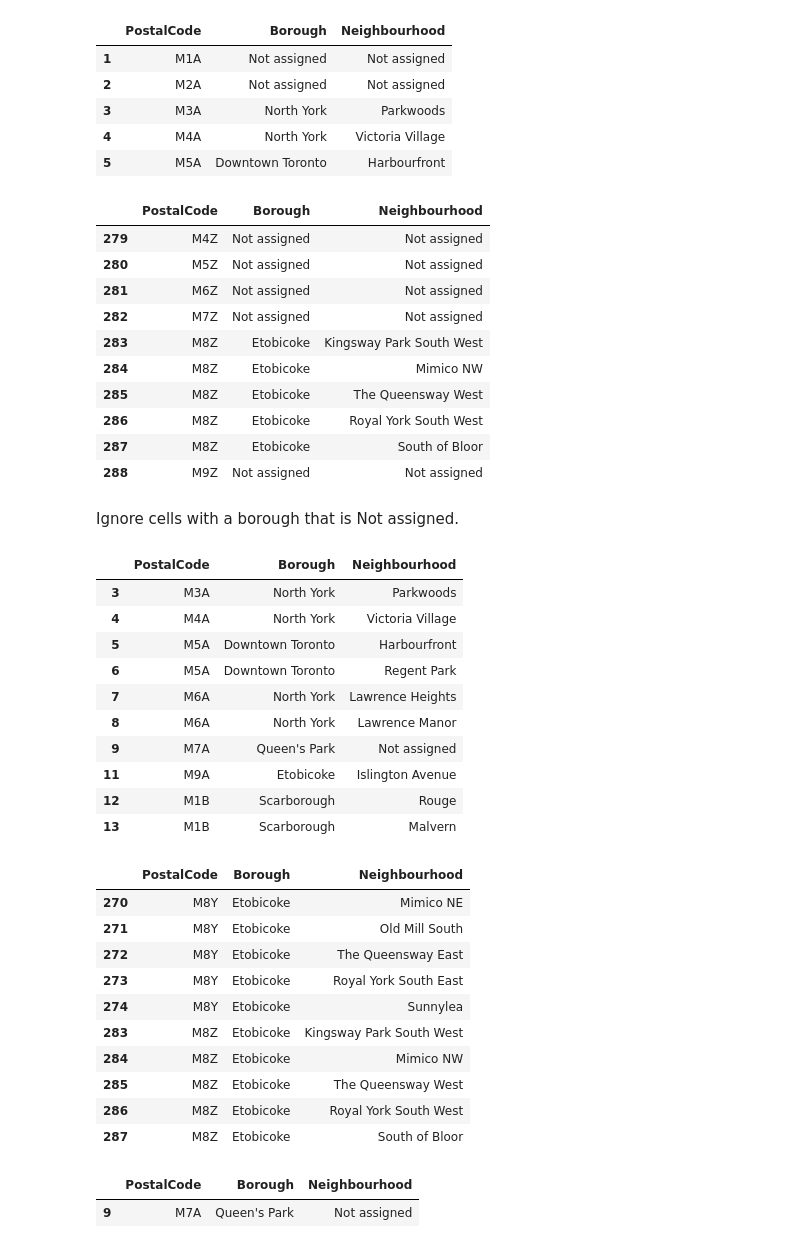
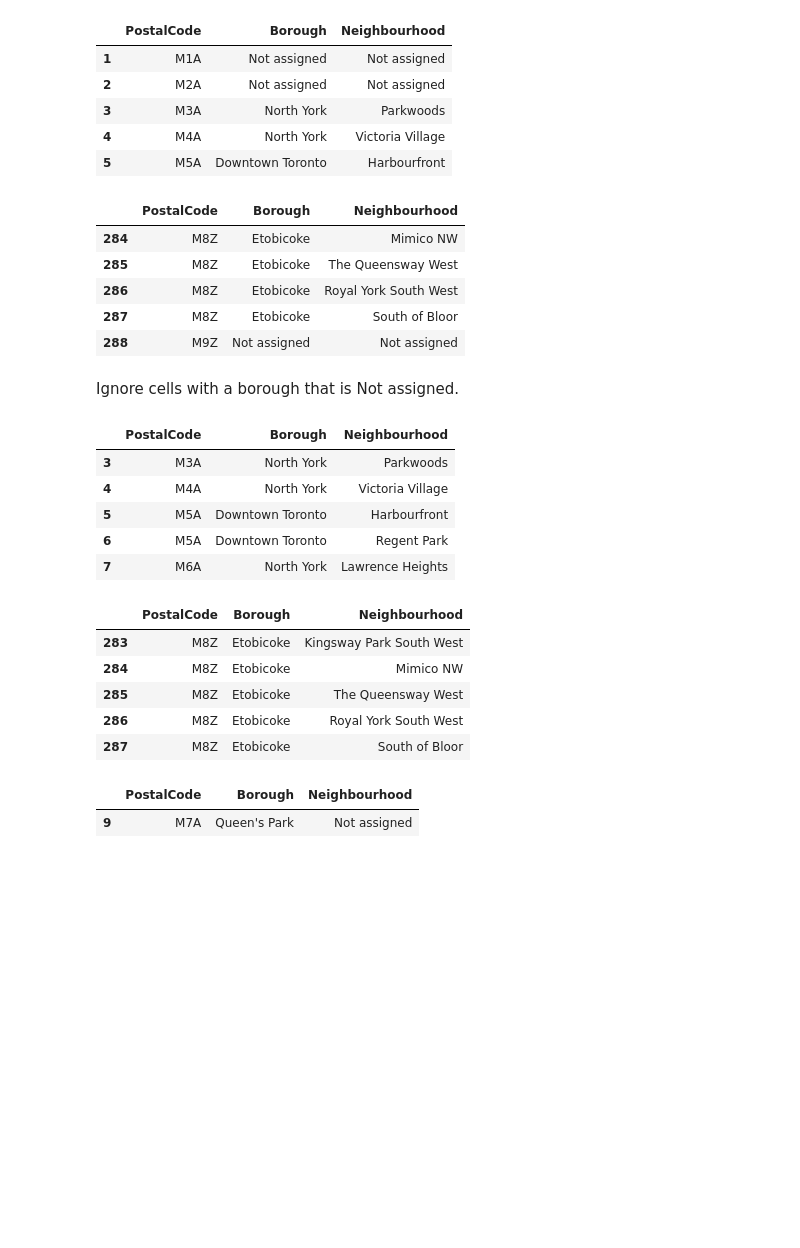
Before and after one commit to gadchen888/IBMCouse, a Jupyter notebook: Capstone Project Notebook.ipynb, the cells around one changed output. Cells and saved outputs as stored; diff of their text form; code cells hidden in the pictures; blank space fills up the shorter version.

```diff
--- a/Capstone Project Notebook.ipynb
+++ b/Capstone Project Notebook.ipynb
@@ -62,14 +51,9 @@ df.head()
 | 4 | M4A | North York | Victoria Village |
 | 5 | M5A | Downtown Toronto | Harbourfront |
 # %%
-df.tail(10)
+df.tail(5)
 # %% [output]
 |  | PostalCode | Borough | Neighbourhood |
-| 279 | M4Z | Not assigned | Not assigned |
-| 280 | M5Z | Not assigned | Not assigned |
-| 281 | M6Z | Not assigned | Not assigned |
-| 282 | M7Z | Not assigned | Not assigned |
-| 283 | M8Z | Etobicoke | Kingsway Park South West |
 | 284 | M8Z | Etobicoke | Mimico NW |
 | 285 | M8Z | Etobicoke | The Queensway West |
 | 286 | M8Z | Etobicoke | Royal York South West |
@@ -80,7 +64,7 @@ Ignore cells with a borough that is Not assigned.
 # %%
 df_clean =df[df['Borough']!='Not assigned']
 
-df_clean.head(10)
+df_clean.head(5)
 # %% [output]
 |  | PostalCode | Borough | Neighbourhood |
 | 3 | M3A | North York | Parkwoods |
@@ -88,20 +72,10 @@ df_clean.head(10)
 | 5 | M5A | Downtown Toronto | Harbourfront |
 | 6 | M5A | Downtown Toronto | Regent Park |
 | 7 | M6A | North York | Lawrence Heights |
-| 8 | M6A | North York | Lawrence Manor |
-| 9 | M7A | Queen's Park | Not assigned |
-| 11 | M9A | Etobicoke | Islington Avenue |
-| 12 | M1B | Scarborough | Rouge |
-| 13 | M1B | Scarborough | Malvern |
 # %%
-df_clean.tail(10)
+df_clean.tail(5)
 # %% [output]
 |  | PostalCode | Borough | Neighbourhood |
-| 270 | M8Y | Etobicoke | Mimico NE |
-| 271 | M8Y | Etobicoke | Old Mill South |
-| 272 | M8Y | Etobicoke | The Queensway East |
-| 273 | M8Y | Etobicoke | Royal York South East |
-| 274 | M8Y | Etobicoke | Sunnylea |
 | 283 | M8Z | Etobicoke | Kingsway Park South West |
 | 284 | M8Z | Etobicoke | Mimico NW |
 | 285 | M8Z | Etobicoke | The Queensway West |
```
Also changed, not shown: parts of 40 cells of this notebook.
